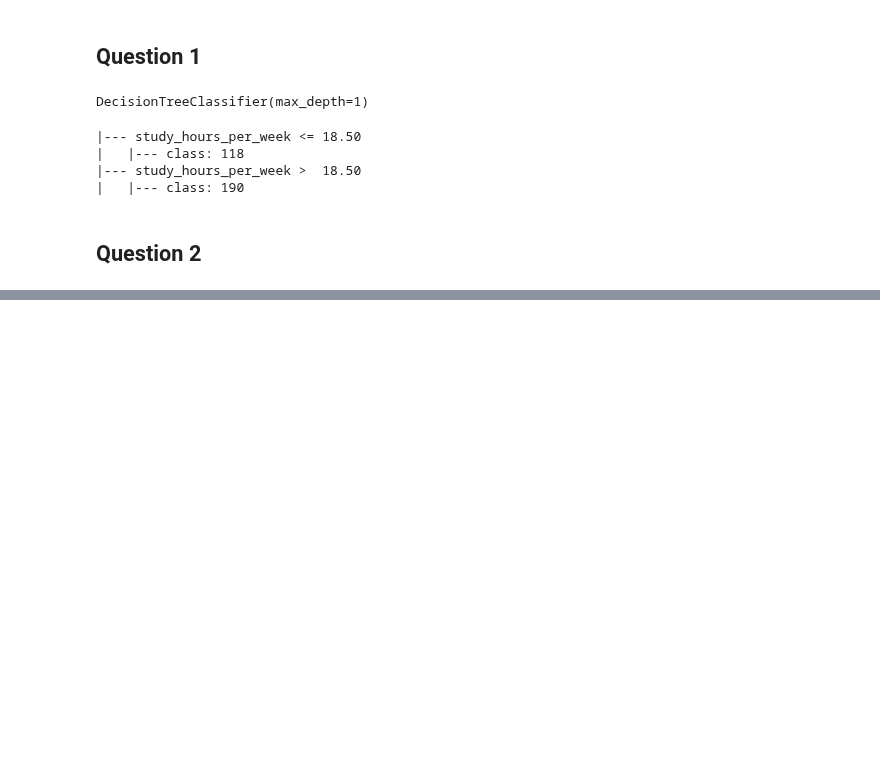
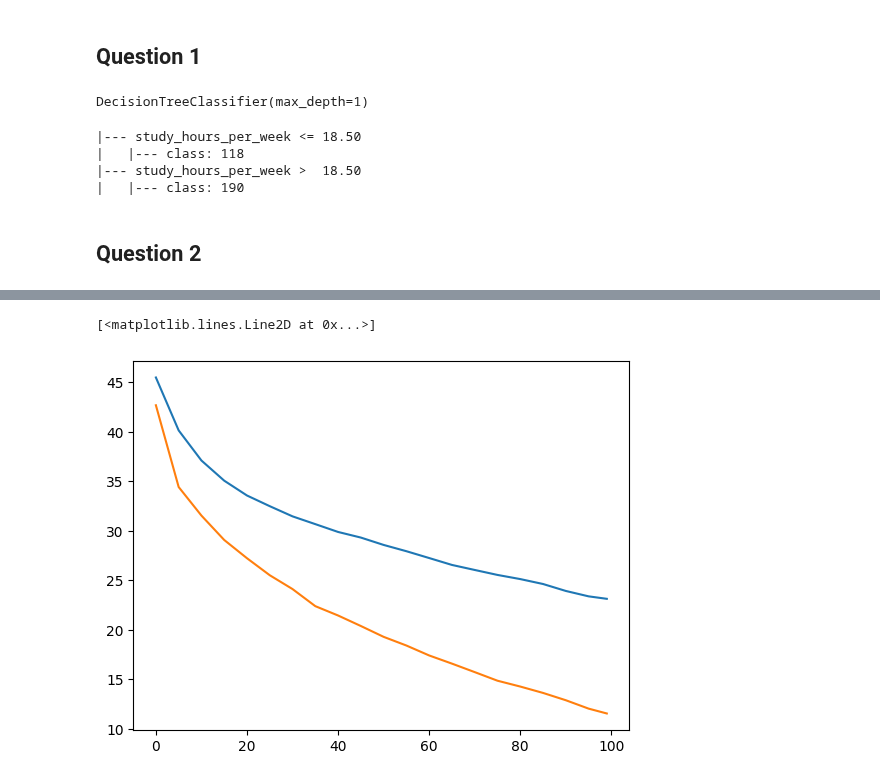
Before and after one commit to kemaldahha/machine-learning-course, a Jupyter notebook: week_6_homework.ipynb, the cells around one changed output, grey strips where cells are left out. Cells and saved outputs as stored; diff of their text form; code cells hidden in the pictures; blank space fills up the shorter version.

```diff
--- a/week_6_homework.ipynb
+++ b/week_6_homework.ipynb
@@ -67,0 +223,6 @@ print(export_text(dt, feature_names=dv.feature_names_))
+# %%
+plt.plot(df_score_1.num_iter, df_score_1.train_auc, label="0.1-train")
+plt.plot(df_score_3.num_iter, df_score_3.train_auc, label="0.3-train")
+# %% [output]
+[<matplotlib.lines.Line2D at 0x...>]
+[figure, added]
```
Also changed, not shown: parts of 17 cells of this notebook.
